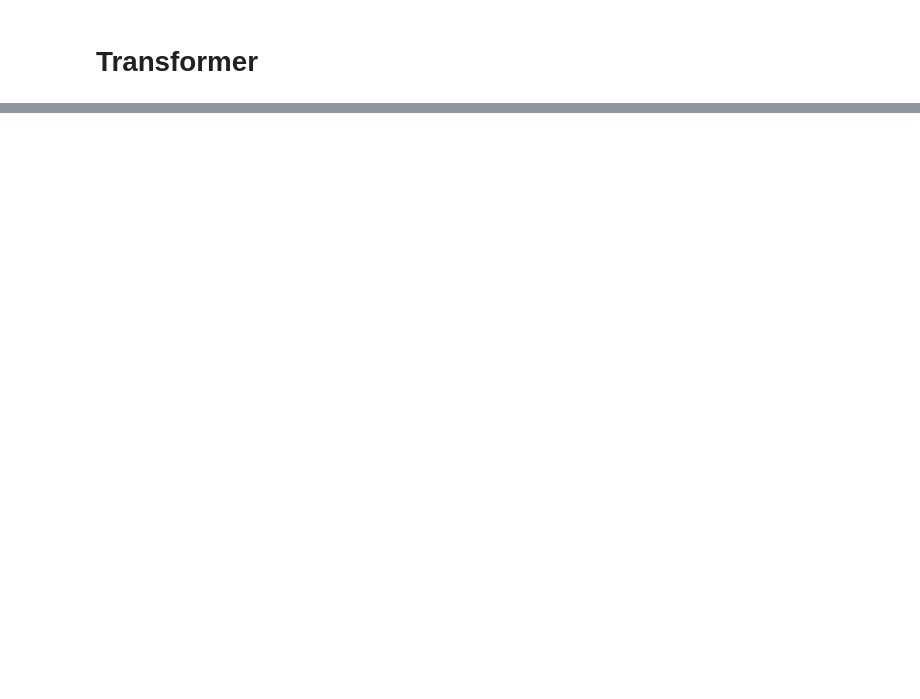
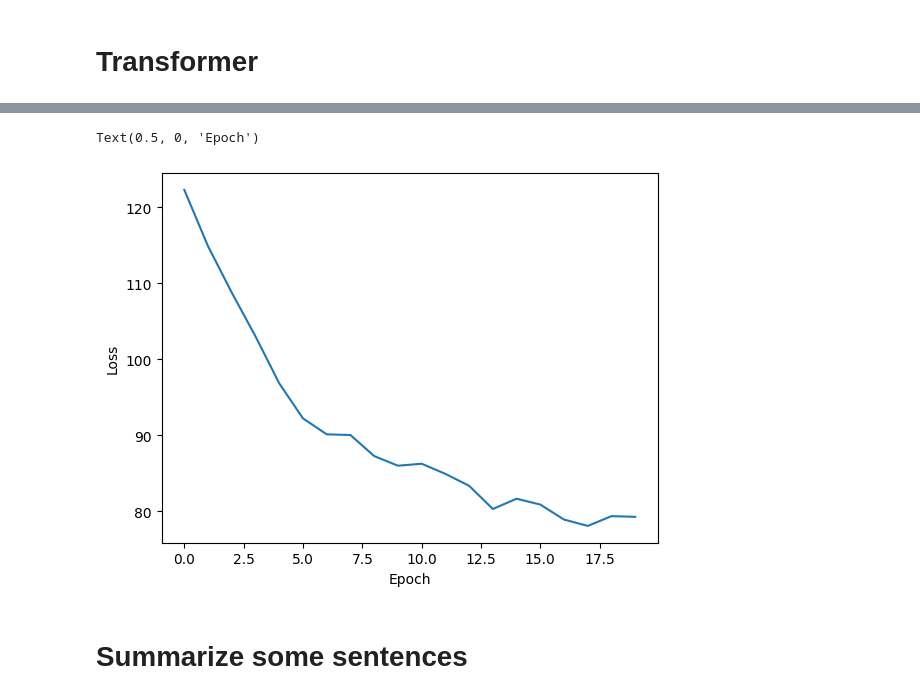
Before and after one commit to komaksym/Coursera-NLP-course-in-PyTorch, a Jupyter notebook: C4/W2/transformer-summarizer.ipynb, the cells around one changed output, grey strips where cells are left out. Drawn from its saved outputs; the diff is of its cells as text; code cells hidden in the pictures; blank space fills up the shorter version.

```diff
--- a/C4/W2/transformer-summarizer.ipynb
+++ b/C4/W2/transformer-summarizer.ipynb
@@ -268,9 +271,8 @@ class Encoder(nn.Module):
 
         self.embedding_dim = embedding_dim
         self.num_layers = num_layers
-
         self.embedding = nn.Embedding(input_vocab_size, self.embedding_dim)
-        self.pos_encoding = positional_encoding(maximum_position_encoding, self.embedding_dim)
+        self.pos_encoding = positional_encoding(maximum_position_encoding, self.embedding_dim).to(device)
 
         self.enc_layers = [EncoderLayer(embedding_dim=self.embedding_dim,
                                         num_heads=num_heads,
@@ -282,10 +284,10 @@ class Encoder(nn.Module):
         self.dropout = nn.Dropout(dropout_rate)
 
     def forward(self, x, mask):
-        seq_len = x.size(1)
+        seq_len = x.shape[1]
 
         x = self.embedding(x)
-        x *= torch.sqrt(self.embedding_dim).float()
+        x *= torch.sqrt(torch.tensor(self.embedding_dim)).float()
         x += self.pos_encoding[:, :seq_len, :]
         x = self.dropout(x)
 
@@ -302,14 +304,14 @@ class DecoderLayer(nn.Module):
     def __init__(self, embedding_dim, num_heads, fully_connected_dim, dropout_rate=0.1, layernorm=1e-6):
         super().__init__()
 
-        self.mha1 = nn.MultiheadAttention(embedding_dim, num_heads, dropout_rate, batch_first=True)
-        self.mha2 = nn.MultiheadAttention(embedding_dim, num_heads, dropout_rate, batch_first=True)
+        self.mha1 = nn.MultiheadAttention(embedding_dim, num_heads, dropout_rate, batch_first=True, device=device)
+        self.mha2 = nn.MultiheadAttention(embedding_dim, num_heads, dropout_rate, batch_first=True, device=device)
 
         self.ffn = FullyConnected(embedding_dim, fully_connected_dim)
 
-        self.layernorm1 = nn.LayerNorm(embedding_dim, layernorm)
-        self.layernorm2 = nn.LayerNorm(embedding_dim, layernorm)
-        self.layernorm3 = nn.LayerNorm(embedding_dim, layernorm)
+        self.layernorm1 = nn.LayerNorm(embedding_dim, layernorm, device=device)
+        self.layernorm2 = nn.LayerNorm(embedding_dim, layernorm, device=device)
+        self.layernorm3 = nn.LayerNorm(embedding_dim, layernorm, device=device)
 
         self.dropout_ffn = nn.Dropout(dropout_rate)
 
@@ -360,0 +560,14 @@ Att Weights Block 2 has shape:torch.Size([1, 16, 15, 7])
+# %%
+class CustomSchedule():
+    def __init__(self, d_model, warmup_steps=4000):
+        self.d_model = torch.tensor(d_model, dtype=torch.float32)
+        self.warmup_steps = warmup_steps
+
+    def get_lr(self, step):
+        arg1 = torch.rsqrt(step)
+        arg2 = step * (self.warmup_steps ** -1.5)
+
+        return torch.rsqrt(self.d_model) * torch.minimum(arg1, arg2)
+
+learning_rate = CustomSchedule(embedding_dim)
+optimizer = torch.optim.Adam(transformer.parameters(), lr=0.1, betas=(0.9, 0.98), eps=1e-09)
@@ -360,0 +583,10 @@ Att Weights Block 2 has shape:torch.Size([1, 16, 15, 7])
+# %%
+loss_object = nn.CrossEntropyLoss(reduction='none')
+
+def masked_loss(preds, ground_truth):
+    mask = torch.logical_not(torch.eq(ground_truth, 0))
+    loss_ = loss_object(preds, ground_truth)
+
+    loss_ *= mask
+
+    return torch.sum(loss_) / torch.sum(mask)
@@ -360,0 +732,9 @@ Att Weights Block 2 has shape:torch.Size([1, 16, 15, 7])
+# %%
+plt.plot(epoch_losses)
+plt.ylabel('Loss')
+plt.xlabel('Epoch')
+# %% [output]
+Text(0.5, 0, 'Epoch')
+[figure, added]
+# %% [markdown]
+# Summarize some sentences
```
Also changed, not shown: parts of 29 cells of this notebook.
